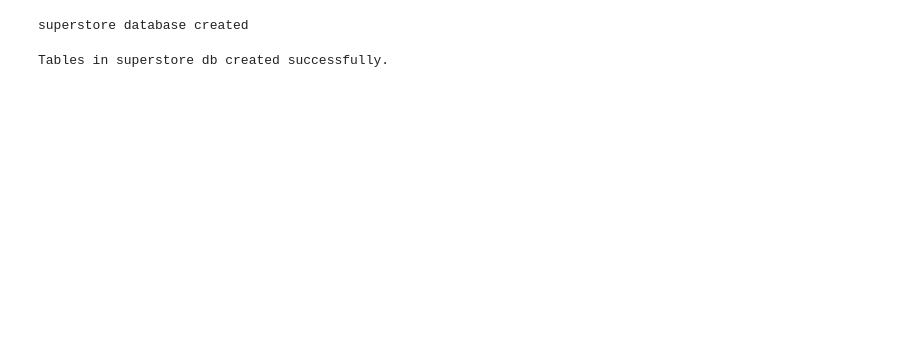
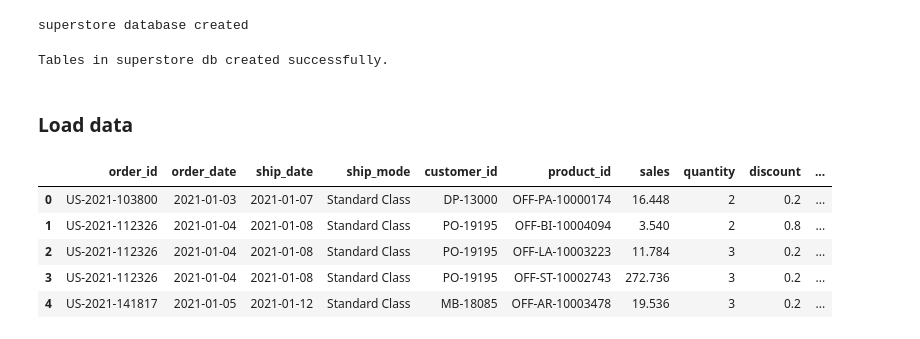
Before and after one commit to nacht29/Superstore-Analysis, a Jupyter notebook: Super_Store_Analysis.ipynb, the cells around one changed output. Saved outputs shown, nothing was run; the diff lists cells and outputs as text; code cells hidden in the pictures; blank space fills up the shorter version.

```diff
--- a/Super_Store_Analysis.ipynb
+++ b/Super_Store_Analysis.ipynb
@@ -218,8 +218,7 @@ dtype: int64
 ### **Reformat headers**
 # %%
 def snake_case(data:str) -> str:
-	data = data.lower()
-	return(data.strip().replace(' ','_').replace('-', '_'))
+	return(data.lower().strip().replace(' ','_').replace('-', '_'))
 # %% [markdown]
 ### Orders
 # %%
@@ -305,3 +324,15 @@ except Exception as error:
 	print(f"An error occurred: {error}")
 # %% [output]
 Tables in superstore db created successfully.
+# %% [markdown]
+### Load data
+# %%
+orders = orders_df[['order_id', 'order_date', 'ship_date', 'ship_mode', 'customer_id', 'product_id', 'sales', 'quantity', 'discount', 'profit']]
+orders.head()
+# %% [output]
+|  | order_id | order_date | ship_date | ship_mode | customer_id | product_id | sales | quantity | discount | ... |
+| 0 | US-2021-103800 | 2021-01-03 | 2021-01-07 | Standard Class | DP-13000 | OFF-PA-10000174 | 16.448 | 2 | 0.2 | ... |
+| 1 | US-2021-112326 | 2021-01-04 | 2021-01-08 | Standard Class | PO-19195 | OFF-BI-10004094 | 3.540 | 2 | 0.8 | ... |
+| 2 | US-2021-112326 | 2021-01-04 | 2021-01-08 | Standard Class | PO-19195 | OFF-LA-10003223 | 11.784 | 3 | 0.2 | ... |
+| 3 | US-2021-112326 | 2021-01-04 | 2021-01-08 | Standard Class | PO-19195 | OFF-ST-10002743 | 272.736 | 3 | 0.2 | ... |
+| 4 | US-2021-141817 | 2021-01-05 | 2021-01-12 | Standard Class | MB-18085 | OFF-AR-10003478 | 19.536 | 3 | 0.2 | ... |
```
Also changed, not shown: parts of 4 cells of this notebook.
